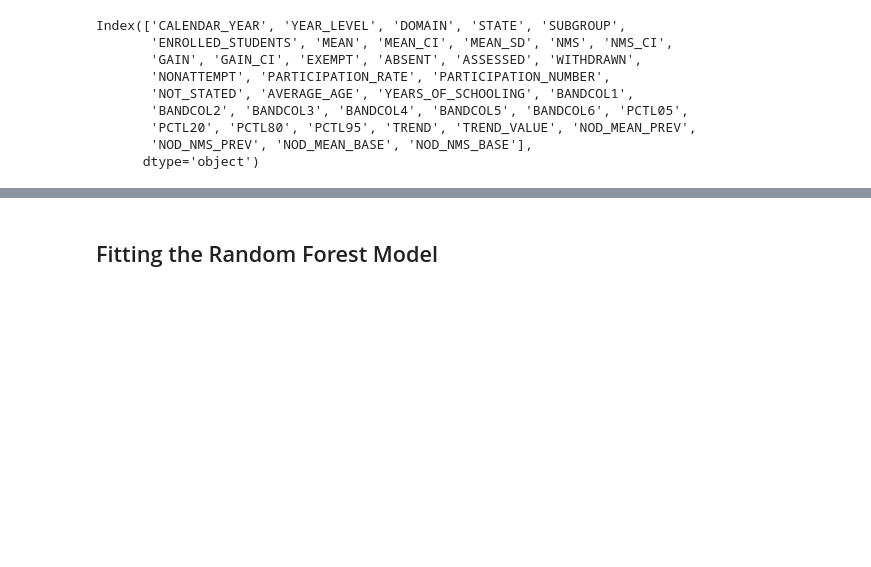
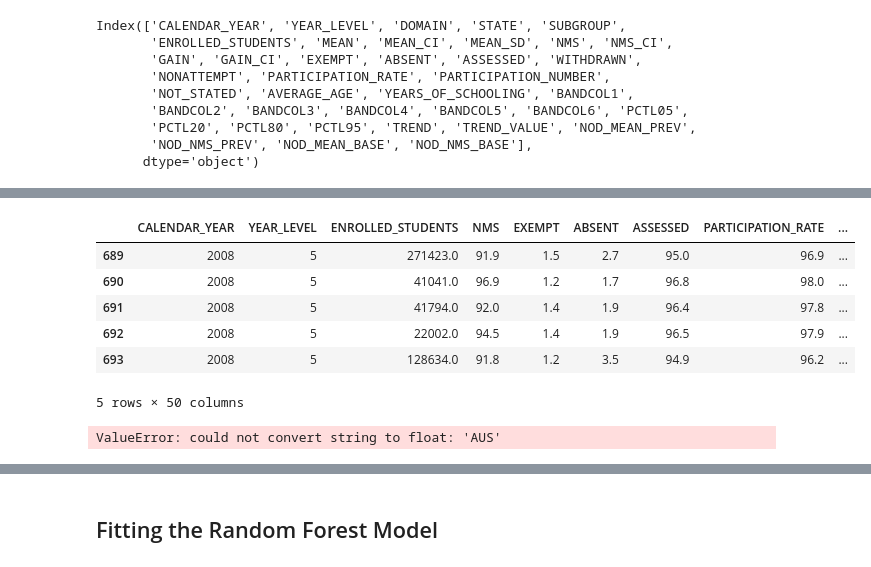
Before and after one commit to BillieOdelle/Project4_NAPLAN_STUDENT_ACHIEVEMENT, a Jupyter notebook: project trial.ipynb, the cells around one changed output, grey strips where cells are left out. Saved outputs shown, nothing was run; the diff lists cells and outputs as text; code cells hidden in the pictures; blank space fills up the shorter version.

```diff
--- a/project trial.ipynb
+++ b/project trial.ipynb
@@ -151,0 +122,12 @@ dtype: object
+# %%
+# create dummy variables
+df_data = pd.get_dummies(df_Naplan)
+df_data.head()
+# %% [output]
+|  | CALENDAR_YEAR | YEAR_LEVEL | ENROLLED_STUDENTS | NMS | EXEMPT | ABSENT | ASSESSED | PARTICIPATION_RATE | ... |
+| 689 | 2008 | 5 | 271423.0 | 91.9 | 1.5 | 2.7 | 95.0 | 96.9 | ... |
+| 690 | 2008 | 5 | 41041.0 | 96.9 | 1.2 | 1.7 | 96.8 | 98.0 | ... |
+| 691 | 2008 | 5 | 41794.0 | 92.0 | 1.4 | 1.9 | 96.4 | 97.8 | ... |
+| 692 | 2008 | 5 | 22002.0 | 94.5 | 1.4 | 1.9 | 96.5 | 97.9 | ... |
+| 693 | 2008 | 5 | 128634.0 | 91.8 | 1.2 | 3.5 | 94.9 | 96.2 | ... |
+5 rows × 50 columns
@@ -151,0 +144,5 @@ dtype: object
+# %%
+# Train the model
+model.fit(X_train, y_train)
+# %% [output]
+ValueError: could not convert string to float: 'AUS'
```
Also changed, not shown: parts of 23 cells of this notebook, 1 other file.
